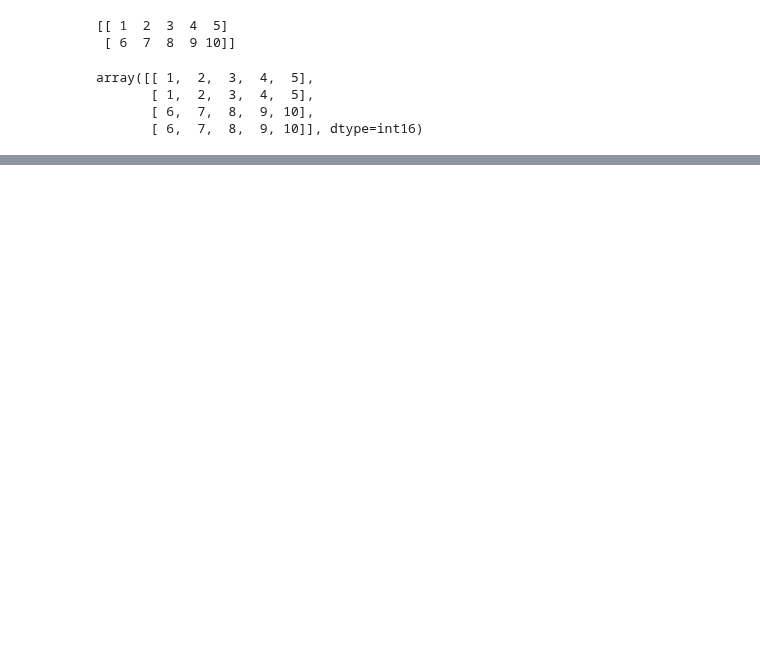
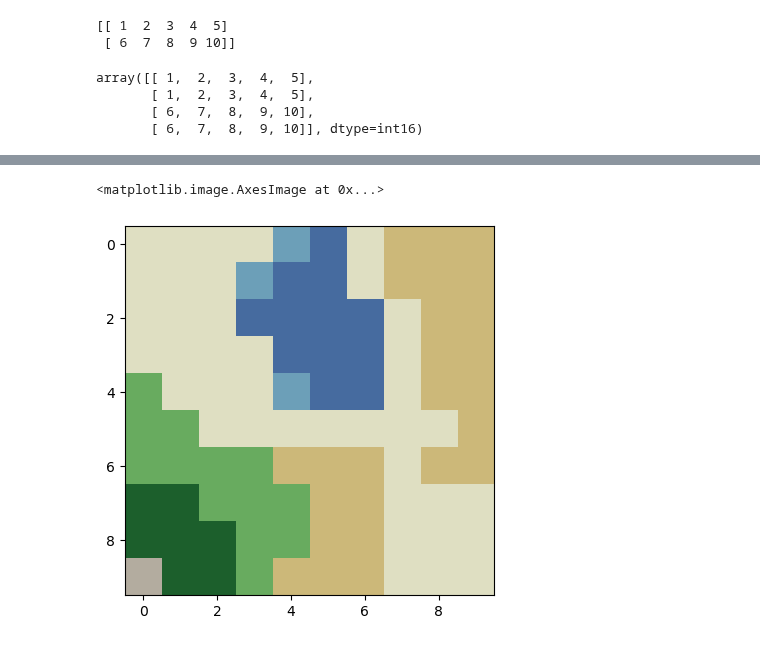
Before and after one commit to kerriegeil/DEV_canvas_beginner_py, a Jupyter notebook: IntroToNumpy.ipynb, the cells around one changed output, grey strips where cells are left out. Drawn from its saved outputs; the diff is of its cells as text; code cells hidden in the pictures; blank space fills up the shorter version.

```diff
--- a/IntroToNumpy.ipynb
+++ b/IntroToNumpy.ipynb
@@ -468,0 +755,11 @@ Examples of selecting from an array the data values that fullfill certain condit
+# %%
+# store rgb colors for each of the classes in a 2-d array
+
+rgb_palette = np.array([[70, 107, 159],   # 0 = open water
+                        [223, 223, 194],  # 1 = grassland
+                        [204, 184, 121],  # 2 = shrubland
+                        [104, 171, 95],   # 3 = deciduous forest
+                        [28, 95, 44],     # 4 = evergreen forest
+                        [179, 172, 159],  # 5 = barren land
+                        [108, 159, 184]]) # 6 = herbaceous wetlands
+rgb_palette.shape
@@ -468,0 +787,5 @@ Examples of selecting from an array the data values that fullfill certain condit
+# %%
+plt.imshow(rgb_palette[lc_class])
+# %% [output]
+<matplotlib.image.AxesImage at 0x...>
+[figure, added]
```
Also changed, not shown: parts of 121 cells of this notebook.
